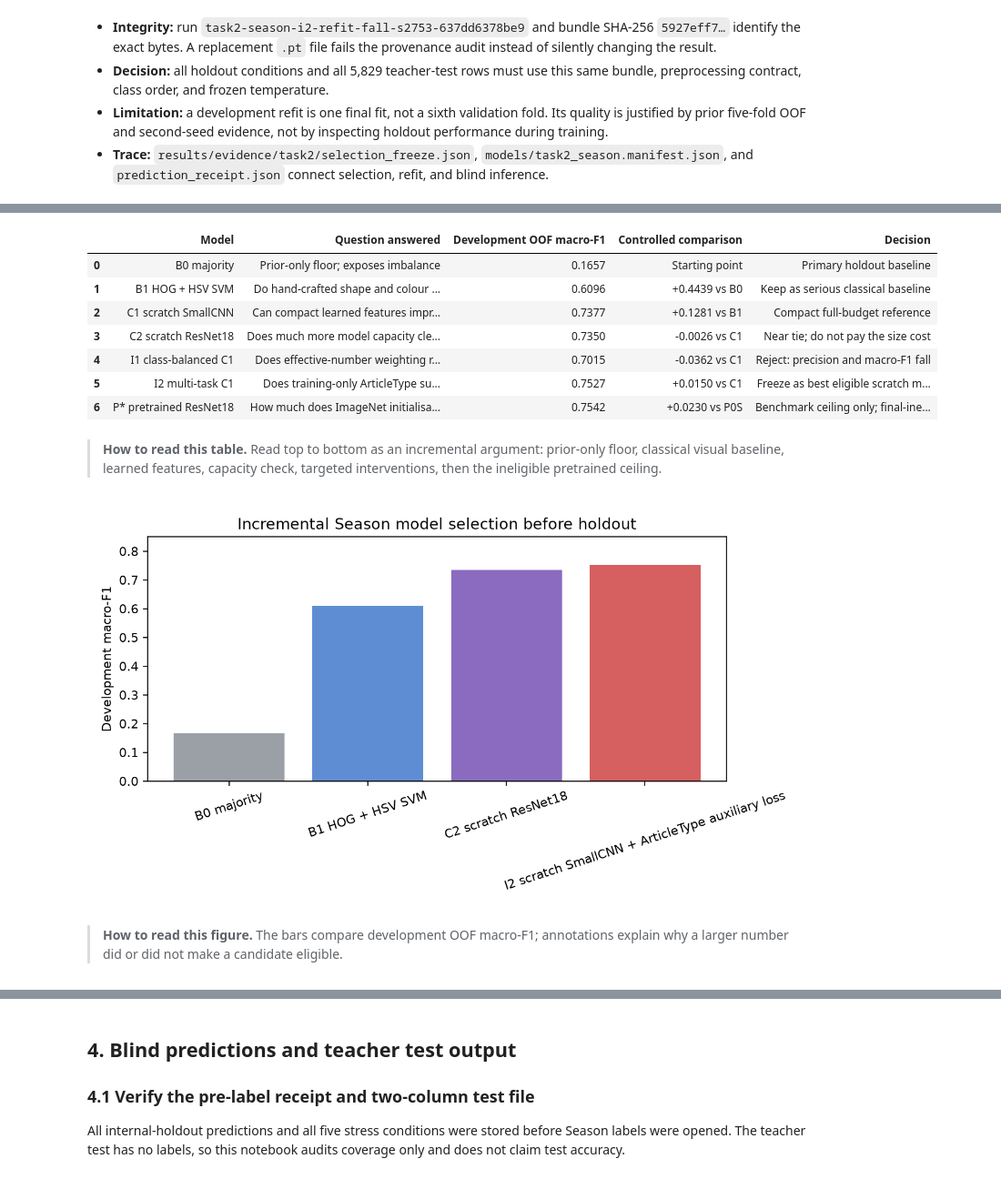
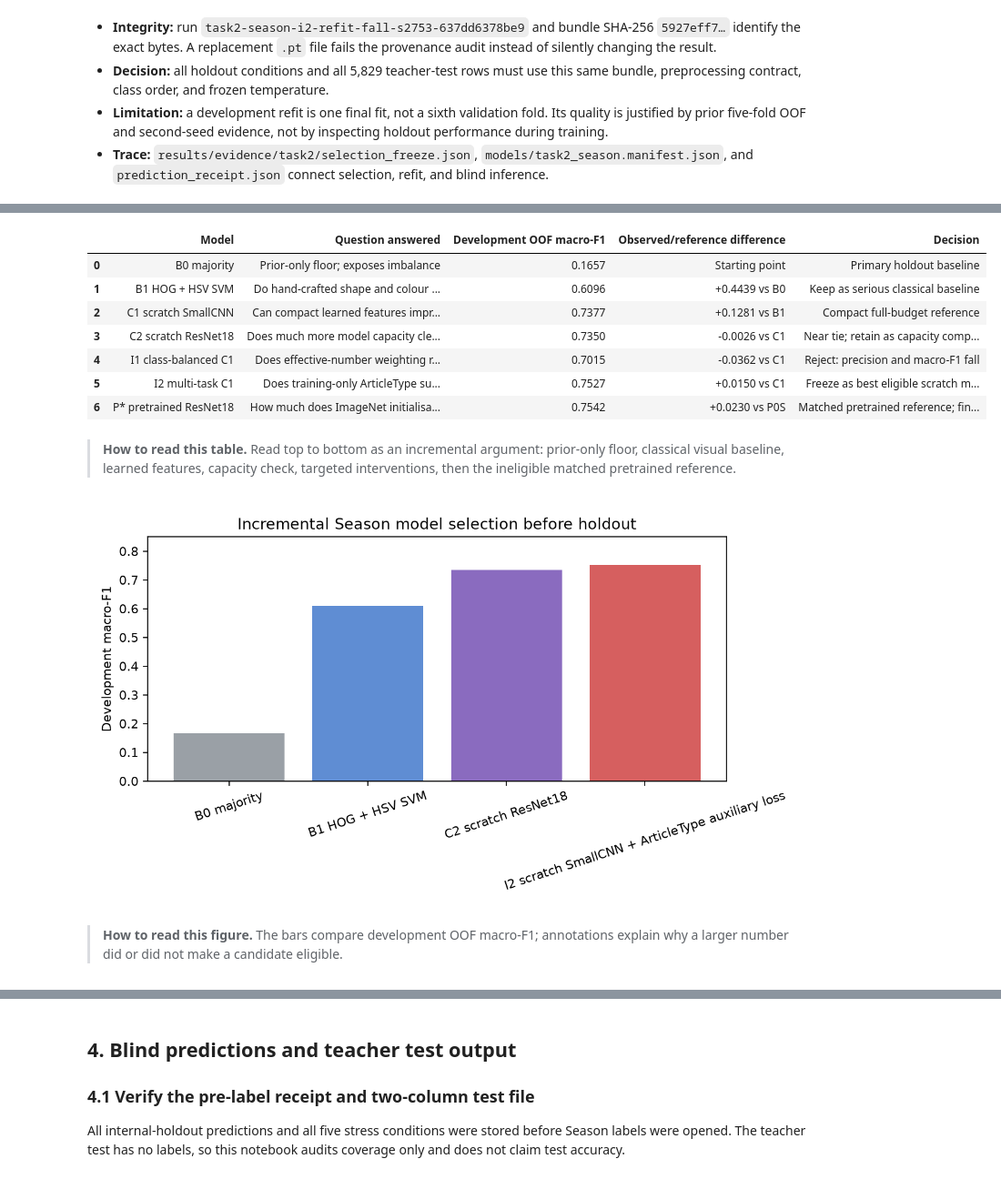
Before and after one commit to TrnLin/MLA2, a Jupyter notebook: notebooks/05_task2_part2_final_evaluation.ipynb, the cells around one changed output, grey strips where cells are left out. Shown at 91% size. Cells and saved outputs as stored; diff of their text form; code cells hidden in the pictures.

```diff
--- a/notebooks/05_task2_part2_final_evaluation.ipynb
+++ b/notebooks/05_task2_part2_final_evaluation.ipynb
@@ -334,7 +362,7 @@ selection_story = pd.DataFrame(
             "Does much more model capacity clearly help?",
             development_f1["C2 scratch ResNet18"],
             f"{c2_vs_c1:+.4f} vs C1",
-            "Near tie; do not pay the size cost",
+            "Near tie; retain as capacity comparator",
         ],
         [
             "I1 class-balanced C1",
@@ -348,45 +376,45 @@ selection_story = pd.DataFrame(
             "Does training-only ArticleType supervision improve representation?",
             development_f1["I2 multi-task C1"],
             f"{i2_vs_c1:+.4f} vs C1",
             "Freeze as best eligible scratch model",
         ],
         [
             "P* pretrained ResNet18",
             "How much does ImageNet initialisation add in a matched pair?",
             development_f1["P* pretrained ResNet18"],
             f"{pstar_vs_p0s:+.4f} vs P0S",
-            "Benchmark ceiling only; final-ineligible",
+            "Matched pretrained reference; final-ineligible",
         ],
     ],
     columns=[
         "Model",
         "Question answered",
         "Development OOF macro-F1",
-        "Controlled comparison",
+        "Observed/reference difference",
         "Decision",
     ],
 )
 show_table(
     selection_story.round({"Development OOF macro-F1": 4}),
     "Read top to bottom as an incremental argument: prior-only floor, classical "
     "visual baseline, learned features, capacity check, targeted interventions, "
-    "then the ineligible pretrained ceiling.",
+    "then the ineligible matched pretrained reference.",
 )
 show_figure(
     FIGURES / "development_selection_story.png",
     "The bars compare development OOF macro-F1; annotations explain why a larger "
     "number did or did not make a candidate eligible.",
 )
 # %% [output]
-|  | Model | Question answered | Development OOF macro-F1 | Controlled comparison | Decision |
+|  | Model | Question answered | Development OOF macro-F1 | Observed/reference difference | Decision |
 | 0 | B0 majority | Prior-only floor; exposes imbalance | 0.1657 | Starting point | Primary holdout baseline |
 | 1 | B1 HOG + HSV SVM | Do hand-crafted shape and colour ... | 0.6096 | +0.4439 vs B0 | Keep as serious classical baseline |
 | 2 | C1 scratch SmallCNN | Can compact learned features impr... | 0.7377 | +0.1281 vs B1 | Compact full-budget reference |
-| 3 | C2 scratch ResNet18 | Does much more model capacity cle... | 0.7350 | -0.0026 vs C1 | Near tie; do not pay the size cost |
+| 3 | C2 scratch ResNet18 | Does much more model capacity cle... | 0.7350 | -0.0026 vs C1 | Near tie; retain as capacity comp... |
 | 4 | I1 class-balanced C1 | Does effective-number weighting r... | 0.7015 | -0.0362 vs C1 | Reject: precision and macro-F1 fall |
 | 5 | I2 multi-task C1 | Does training-only ArticleType su... | 0.7527 | +0.0150 vs C1 | Freeze as best eligible scratch m... |
-| 6 | P* pretrained ResNet18 | How much does ImageNet initialisa... | 0.7542 | +0.0230 vs P0S | Benchmark ceiling only; final-ine... |
+| 6 | P* pretrained ResNet18 | How much does ImageNet initialisa... | 0.7542 | +0.0230 vs P0S | Matched pretrained reference; fin... |
-> **How to read this table.** Read top to bottom as an incremental argument: prior-only floor, classical visual baseline, learned features, capacity check, targeted interventions, then the ineligible pretrained ceiling.
+> **How to read this table.** Read top to bottom as an incremental argument: prior-only floor, classical visual baseline, learned features, capacity check, targeted interventions, then the ineligible matched pretrained reference.
 [figure]
 > **How to read this figure.** The bars compare development OOF macro-F1; annotations explain why a larger number did or did not make a candidate eligible.
 # %% [markdown]
```
Also changed, not shown: parts of 7 cells of this notebook.
